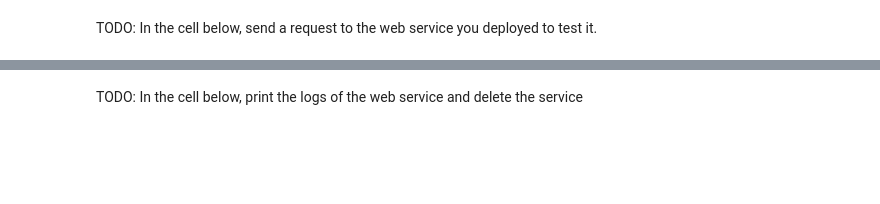
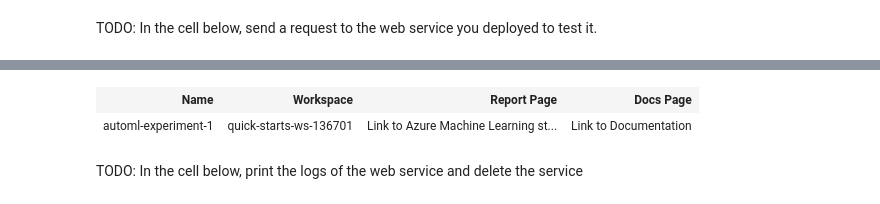
Before and after one commit to MarceloLandaverde/udacity-capstone-project, a Jupyter notebook: starter_file/automl2.ipynb, the cells around one changed output, grey strips where cells are left out. Drawn from its saved outputs; the diff is of its cells as text; code cells hidden in the pictures; blank space fills up the shorter version.

Commit message:
Add files via upload
update automl-2

```diff
--- a/starter_file/automl2.ipynb
+++ b/starter_file/automl2.ipynb
@@ -29,3 +33,6 @@ Workspace.from_config()
+# %%
+#create workspace
+ws = Workspace.from_config()
 # %% [markdown]
 #original code:
 ws = Workspace.from_config()
@@ -267,2 +462,7 @@ TODO: In the cell below, send a request to the web service you deployed to test
+# %%
+pipeline_run.experiment
+# %% [output]
+| Name | Workspace | Report Page | Docs Page |
+| automl-experiment-1 | quick-starts-ws-136701 | Link to Azure Machine Learning st... | Link to Documentation |
 # %% [markdown]
 TODO: In the cell below, print the logs of the web service and delete the service
```
Also changed, not shown: parts of 28 cells of this notebook.
